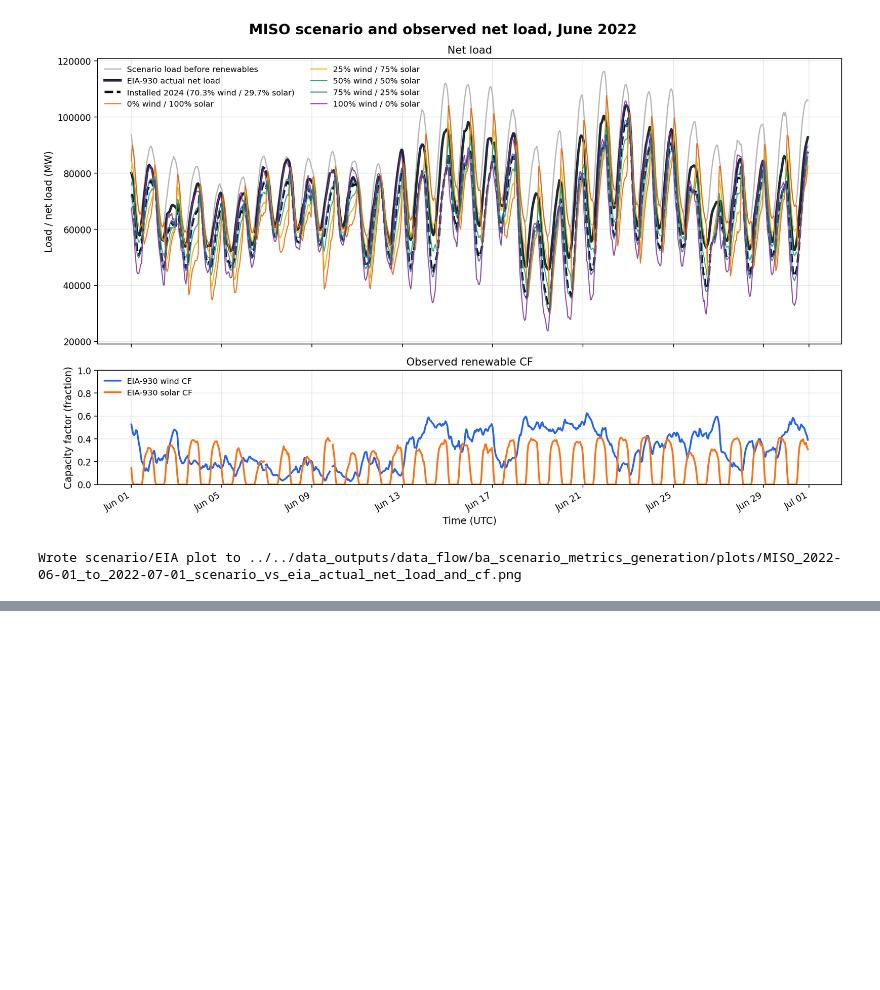
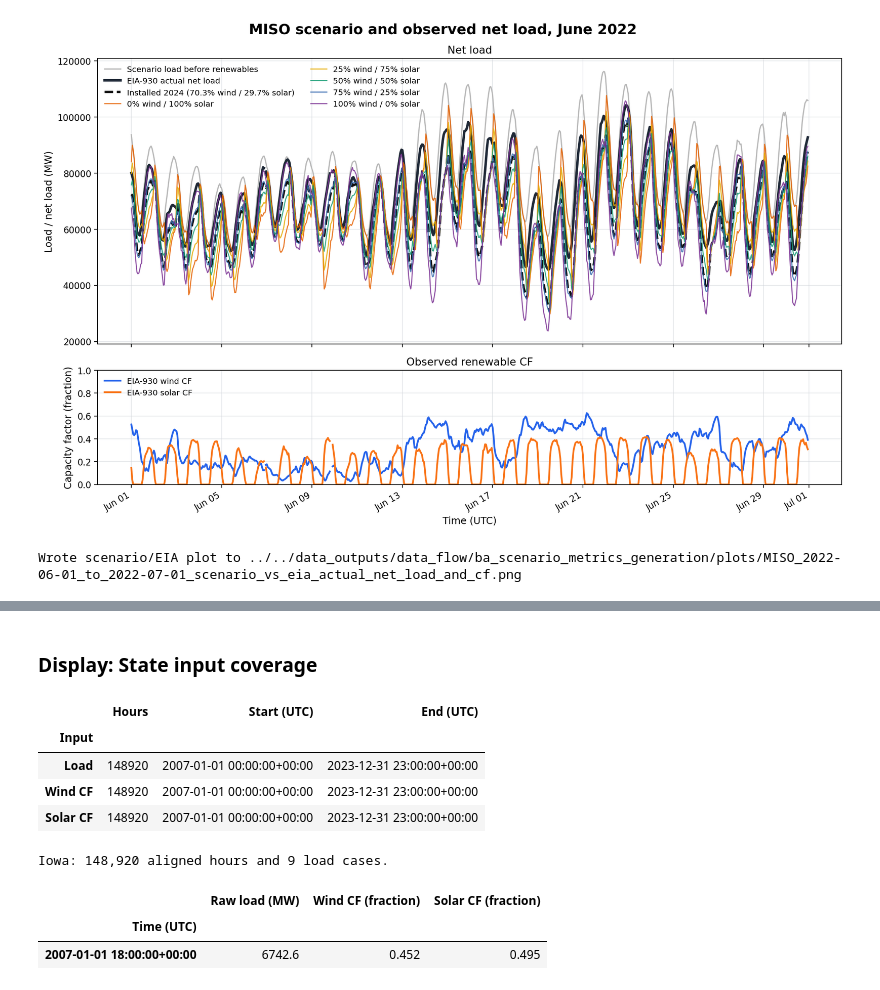
Before and after one commit to charliephillips4201/wxdata-notebooks, a Jupyter notebook: notebooks/data_flow/ba_scenario_metrics_generation.ipynb, the cells around one changed output, grey strips where cells are left out. Cells and saved outputs as stored; diff of their text form; code cells hidden in the pictures; blank space fills up the shorter version.

```diff
--- a/notebooks/data_flow/ba_scenario_metrics_generation.ipynb
+++ b/notebooks/data_flow/ba_scenario_metrics_generation.ipynb
@@ -510,0 +539,36 @@ Wrote scenario/EIA plot to ../../data_outputs/data_flow/ba_scenario_metrics_gene
+# %%
+state_expected_times = pd.date_range(state_start, state_end, freq="h", inclusive="left", name="time_utc")
+state_expected_times = state_expected_times[~((state_expected_times.month == 2) & (state_expected_times.day == 29))]
+
+state_inputs = {"Load": state_load, "Wind CF": state_wind, "Solar CF": state_solar}
+state_coverage_rows = []
+for state_input_name, state_input in state_inputs.items():
+    state_input["time_utc"] = pd.to_datetime(state_input["time_utc"], utc=True)
+    state_input = state_input.loc[state_input["time_utc"].ge(state_start) & state_input["time_utc"].lt(state_end)]
+    state_input = state_input.sort_values("time_utc").reset_index(drop=True)
+    pd.testing.assert_index_equal(pd.DatetimeIndex(state_input["time_utc"]), state_expected_times)
+    state_inputs[state_input_name] = state_input
+    state_coverage_rows.append({"Input": state_input_name, "Hours": len(state_input), "Start (UTC)": state_input["time_utc"].min(), "End (UTC)": state_input["time_utc"].max()})
+
+state_base = state_inputs["Load"].merge(state_inputs["Wind CF"], on="time_utc", validate="one_to_one")
+state_base = state_base.merge(state_inputs["Solar CF"], on="time_utc", validate="one_to_one")
+state_load_columns = [column for column in state_base.columns if column.startswith("load_mw__")]
+# %% [markdown]
+### Display: State input coverage
+# %%
+display(pd.DataFrame(state_coverage_rows).set_index("Input"))
+print(f"Iowa: {len(state_base):,} aligned hours and {len(state_load_columns)} load cases.")
+state_preview = state_base.loc[state_base["time_utc"].eq(state_example_hour), ["time_utc", "load_mw__raw", "wind_cf", "solar_cf"]]
+state_preview = state_preview.set_index("time_utc").rename_axis("Time (UTC)")
+state_preview = state_preview.rename(columns={"load_mw__raw": "Raw load (MW)", "wind_cf": "Wind CF (fraction)", "solar_cf": "Solar CF (fraction)"})
+display(state_preview.round({"Raw load (MW)": 1, "Wind CF (fraction)": 3, "Solar CF (fraction)": 3}))
+# %% [output]
+|  | Hours | Start (UTC) | End (UTC) |
+| Input |  |  |  |
+| Load | 148920 | 2007-01-01 00:00:00+00:00 | 2023-12-31 23:00:00+00:00 |
+| Wind CF | 148920 | 2007-01-01 00:00:00+00:00 | 2023-12-31 23:00:00+00:00 |
+| Solar CF | 148920 | 2007-01-01 00:00:00+00:00 | 2023-12-31 23:00:00+00:00 |
+Iowa: 148,920 aligned hours and 9 load cases.
+|  | Raw load (MW) | Wind CF (fraction) | Solar CF (fraction) |
+| Time (UTC) |  |  |  |
+| 2007-01-01 18:00:00+00:00 | 6742.6 | 0.452 | 0.495 |
```
Also changed, not shown: parts of 20 cells of this notebook, 6 other files.
